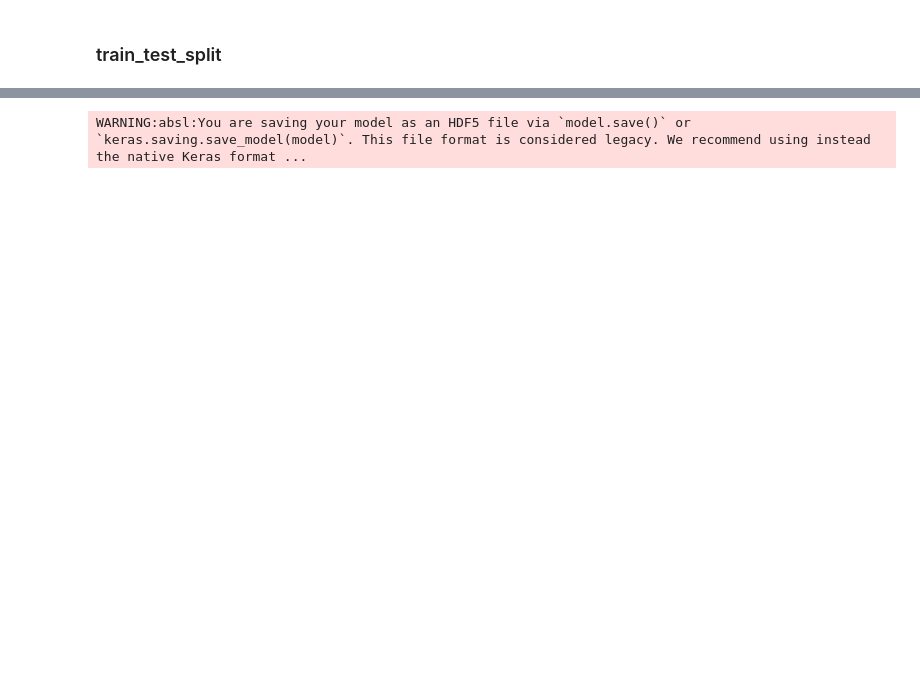
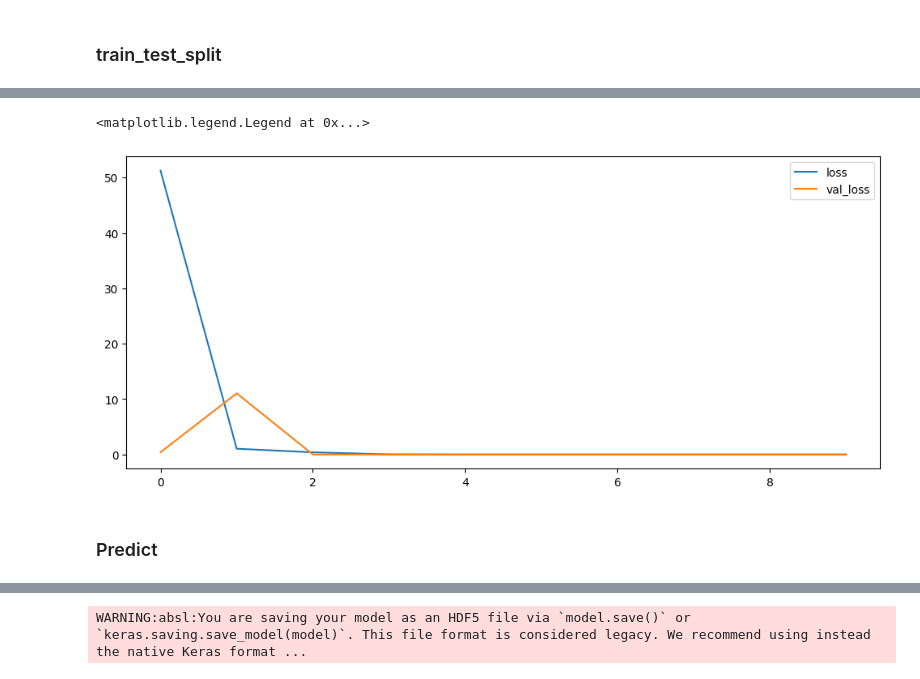
Before and after one commit to ShahabA83/Car-License-Plate, a Jupyter notebook: Model alphabet and number.ipynb, the cells around one changed output, grey strips where cells are left out. Drawn from its saved outputs; the diff is of its cells as text; code cells hidden in the pictures; blank space fills up the shorter version.

```diff
--- a/Model alphabet and number.ipynb
+++ b/Model alphabet and number.ipynb
@@ -122,0 +146,10 @@ Epoch 50/50
+# %%
+fig, ax = plt.subplots(figsize=(12,5))
+ax.plot(history.history['loss'], label='loss')
+ax.plot(history.history['val_loss'], label='val_loss')
+ax.legend()
+# %% [output]
+<matplotlib.legend.Legend at 0x...>
+[figure, added]
+# %% [markdown]
+### Predict
```
Also changed, not shown: parts of 20 cells of this notebook.
